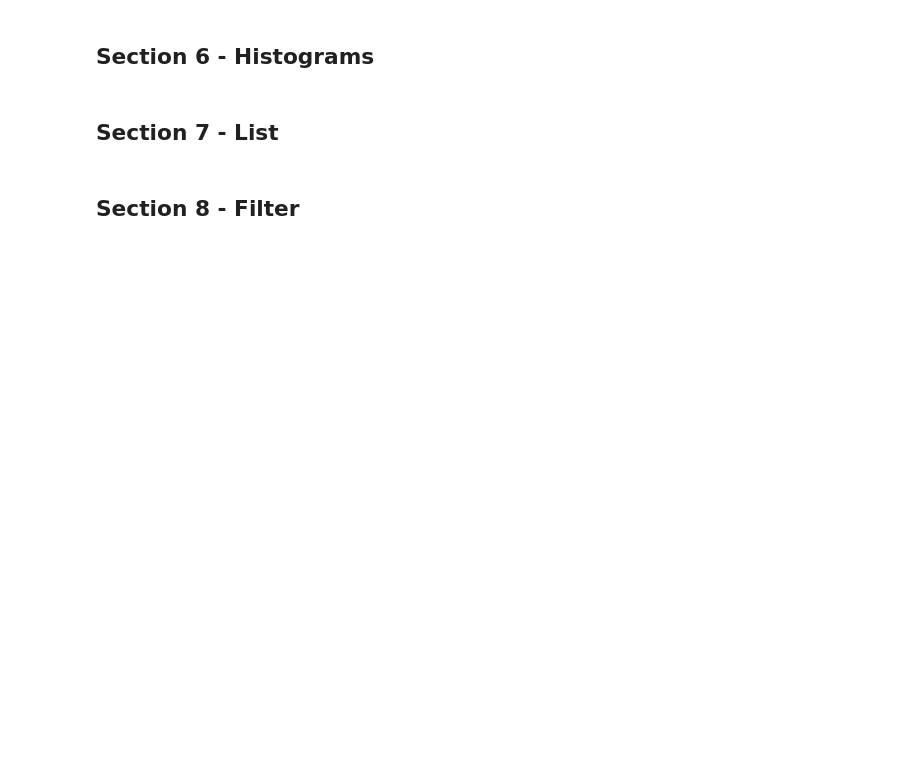
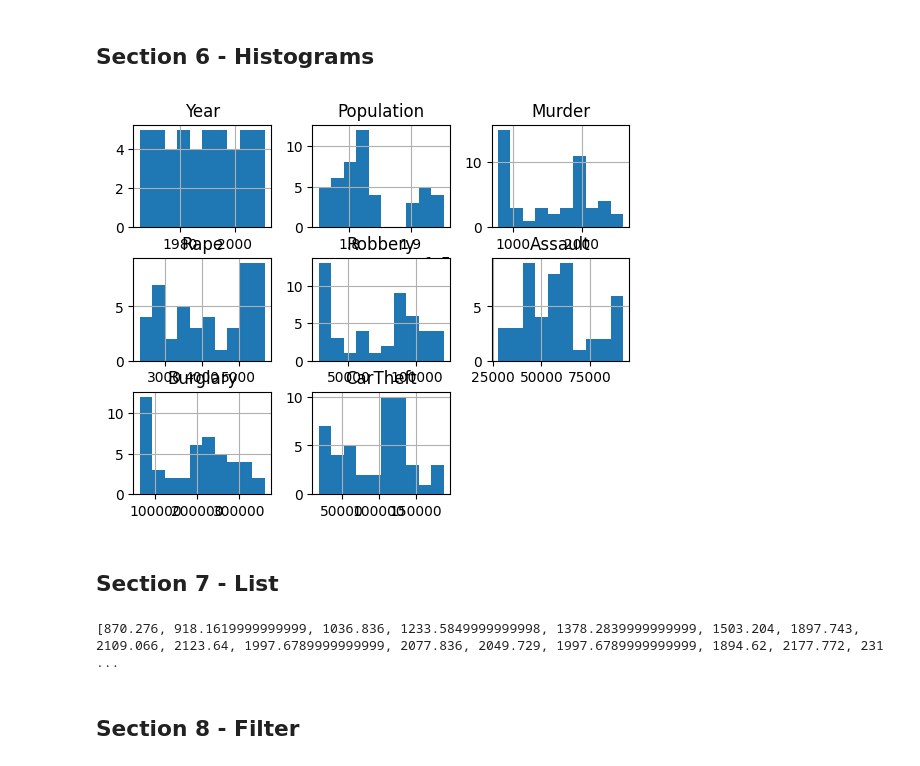
Before and after one commit to juliafangman/datafun-06-projects, a Jupyter notebook: CrimeDataProject.ipynb, the cells around one changed output. Drawn from its saved outputs; the diff is of its cells as text; code cells hidden in the pictures; blank space fills up the shorter version.

```diff
--- a/CrimeDataProject.ipynb
+++ b/CrimeDataProject.ipynb
@@ -112,6 +149,18 @@ print(cartheft_description)
 # %% [markdown]
 ## Section 6 - Histograms
+# %%
+%matplotlib inline
+histogram = crime.hist()
+# %% [output]
+[figure, added]
 # %% [markdown]
 ## Section 7 - List
+# %%
+crime_growth_rate = 1.041 #This number is based on the crime growth rate from 2022 to 2023 (4.1%)
+
+predictive_crime = [item * crime_growth_rate for item in crime["Murder"]]
+print(predictive_crime)
+# %% [output]
+[870.276, 918.1619999999999, 1036.836, 1233.5849999999998, 1378.2839999999999, 1503.204, 1897.743, 2109.066, 2123.64, 1997.6789999999999, 2077.836, 2049.729, 1997.6789999999999, 1894.62, 2177.772, 231 ...
 # %% [markdown]
 ## Section 8 - Filter
```
Also changed, not shown: parts of 7 cells of this notebook.
